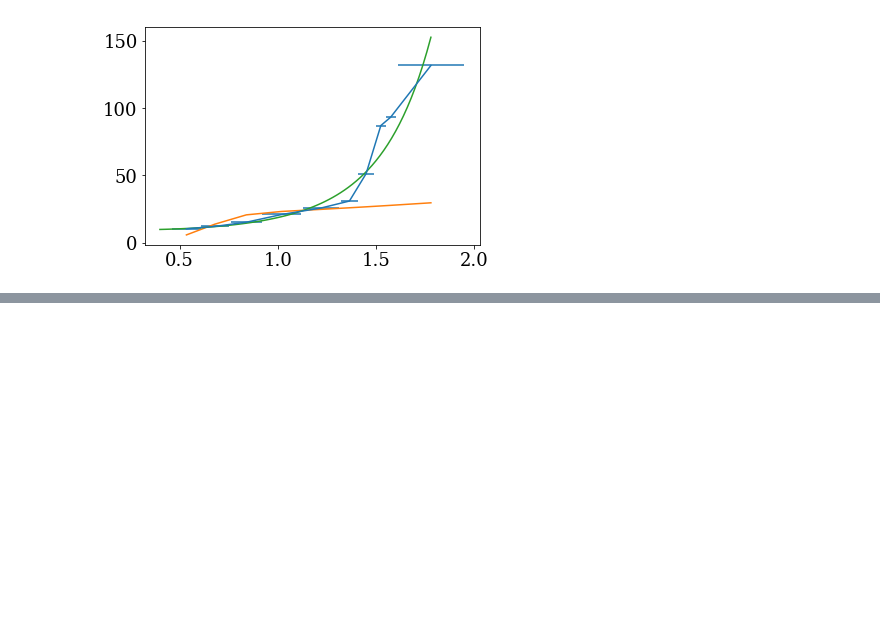
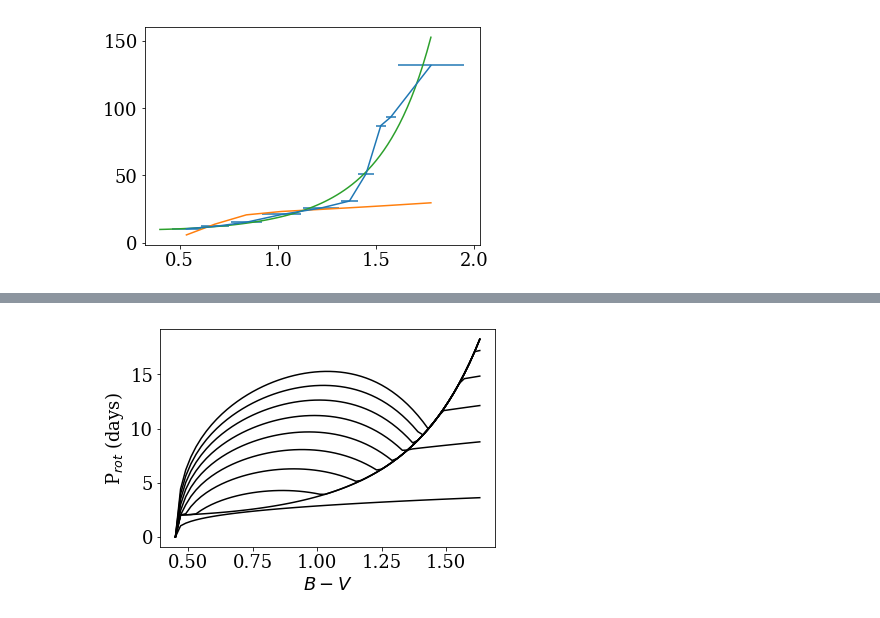
Before and after one commit to jradavenport/stall-down, a Jupyter notebook: code/explore.ipynb, the cells around one changed output, grey strips where cells are left out. Saved outputs shown, nothing was run; the diff lists cells and outputs as text; code cells hidden in the pictures; blank space fills up the shorter version.

```diff
--- a/code/explore.ipynb
+++ b/code/explore.ipynb
@@ -68,0 +102,8 @@ for k in range(len(ages)):
+# %%
+for k in range(0,len(ages),2):
+    plt.plot(BV, newspin(BV, ages[k]), c='k')
+
+plt.xlabel('$B-V$');
+plt.ylabel('P$_{rot}$ (days)');
+# %% [output]
+[figure, added]
```
Also changed, not shown: parts of 6 cells of this notebook.
